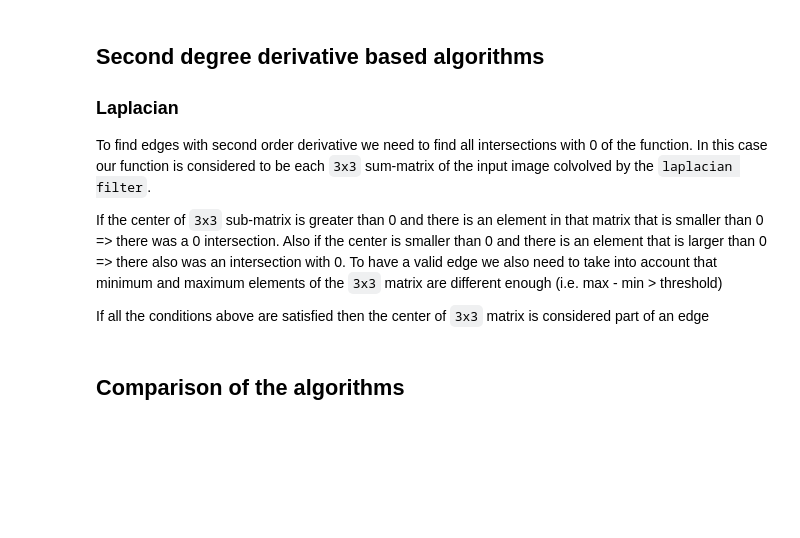
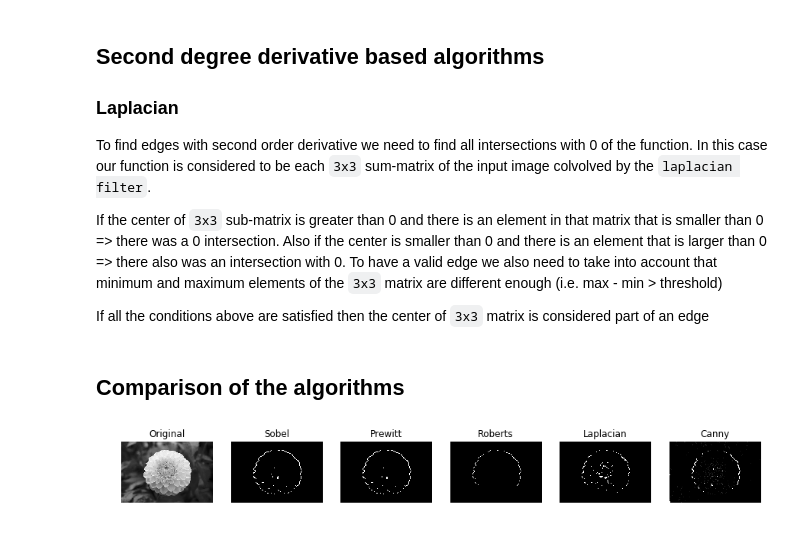
Before and after one commit to MartinXPN/AUA, a Jupyter notebook: NumericalAnalysis/EdgeDetection/EdgeDetection.ipynb, the cells around one changed output. Saved outputs shown, nothing was run; the diff lists cells and outputs as text; code cells hidden in the pictures; blank space fills up the shorter version.

Commit message:
fixed canny edge detection, added laplacian of gaussian

```diff
--- a/NumericalAnalysis/EdgeDetection/EdgeDetection.ipynb
+++ b/NumericalAnalysis/EdgeDetection/EdgeDetection.ipynb
@@ -10,7 +10,10 @@ from scipy import misc
 import matplotlib.pyplot as plt
 import numpy as np
 import sys
+sys.setrecursionlimit(25000000)
 %matplotlib inline
+
+EPS = 0.0001
 # %% [markdown]
 ### Gaussian filter
 Gaussian filter is responsible for smoothing out an image removing abrupt changes in neighbour pixels.
@@ -55,6 +58,13 @@ class EdgeDetector(object):
     def __init__(self, smooth_image=None, apply_thresholding=None):
         self.smooth_image = smooth_image
         self.apply_thresholding = apply_thresholding
+
+    def normalize_image(self, image):
+        """ Maps image from any range to [0;255] """
+        image -= image.min()
+        if image.max() != 0:
+            image *= 255./image.max()
+        return image
 
     def detect_edges(self, input_image):
         """
@@ -67,9 +77,7 @@ class EdgeDetector(object):
             input_image = self.smooth_image(input_image)
 
         result = self.run_algorithm(input_image)
-        result -= result.min()
-        if result.max() != 0:
-            result *= 255./result.max()
+        result = self.normalize_image(result)
 
         if self.apply_thresholding is not None:
             result = self.apply_thresholding(result)
@@ -178,5 +190,5 @@ Canny edge detector applies thresholding to choose those edges that have enough
 # %%
-def double_thresholding(input_image, threshold_hight=200, threshold_low=70, high_value=255, low_value=0):
+def double_thresholding(input_image, threshold_hight=100, threshold_low=20, high_value=255, low_value=0):
     result = np.copy(input_image)
     high_indices = result[:,:] > threshold_hight
     low_indices = result[:,:] < threshold_low
@@ -320,8 +346,11 @@ def print_detections(input_image, detectors):
 # %%
 img = misc.imread('./test_image.jpg', mode='L')
 sobel = SobelEdgeDetector()
 roberts = RobertsEdgeDetector()
 prewitt = PrewittEdgeDetector()
 laplace = LaplacianEdgeDetector()
+canny = CannyEdgeDetector()
 
-print_detections(img, [(sobel, 'Sobel'), (prewitt, 'Prewitt'), (roberts, 'Roberts'), (laplace, 'Laplacian')])
+print_detections(img, [(sobel, 'Sobel'), (prewitt, 'Prewitt'), (roberts, 'Roberts'), (laplace, 'Laplacian'), (canny, 'Canny')])
+# %% [output]
+[figure, added]
```
Also changed, not shown: parts of 4 cells of this notebook.
